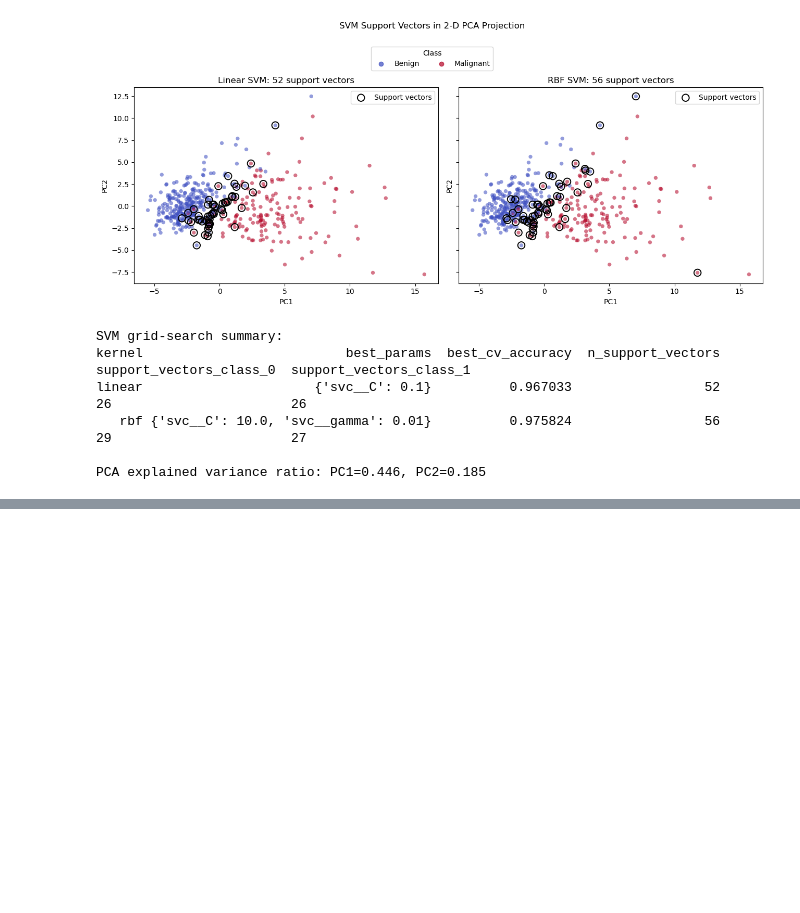
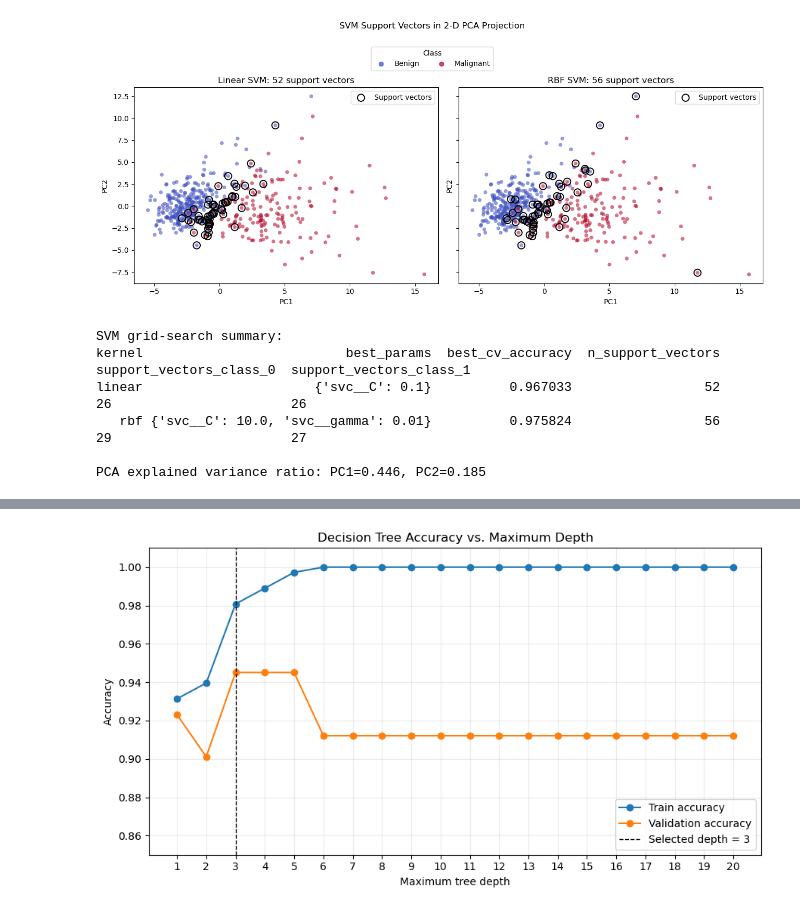
Before and after one commit to mdsanghi/ML_Assisgnment1, a Jupyter notebook: binary_classification.ipynb, the cells around one changed output, grey strips where cells are left out. Drawn from its saved outputs; the diff is of its cells as text; code cells hidden in the pictures; blank space fills up the shorter version.

Commit message:
decision tree completed

```diff
--- a/binary_classification.ipynb
+++ b/binary_classification.ipynb
@@ -400,0 +405,93 @@ PCA explained variance ratio: PC1=0.446, PC2=0.185
+# %%
+from sklearn.tree import DecisionTreeClassifier, plot_tree
+
+X_tree_train, X_val, y_tree_train, y_val = train_test_split(
+    X_train,
+    y_train,
+    test_size=0.20,
+    random_state=RANDOM_STATE,
+    stratify=y_train,
+)
+
+unpruned_tree = DecisionTreeClassifier(random_state=RANDOM_STATE)
+unpruned_tree.fit(X_tree_train, y_tree_train)
+
+print("Unpruned decision tree:")
+print(f"Depth: {unpruned_tree.get_depth()}")
+print(f"Leaves: {unpruned_tree.get_n_leaves()}")
+print(f"Training accuracy: {unpruned_tree.score(X_tree_train, y_tree_train):.3f}")
+print(f"Validation accuracy: {unpruned_tree.score(X_val, y_val):.3f}")
+
+max_depth_values = range(1, 21)
+depth_results = []
+
+for max_depth in max_depth_values:
+    tree = DecisionTreeClassifier(max_depth=max_depth, random_state=RANDOM_STATE)
+    tree.fit(X_tree_train, y_tree_train)
+    depth_results.append(
+        {
+            "max_depth": max_depth,
+            "train_accuracy": tree.score(X_tree_train, y_tree_train),
+            "validation_accuracy": tree.score(X_val, y_val),
+            "actual_depth": tree.get_depth(),
+            "n_leaves": tree.get_n_leaves(),
+        }
+    )
+
+depth_scores = pd.DataFrame(depth_results)
+best_depth = int(depth_scores.loc[depth_scores["validation_accuracy"].idxmax(), "max_depth"])
+
+final_tree = DecisionTreeClassifier(max_depth=best_depth, random_state=RANDOM_STATE)
+final_tree.fit(X_tree_train, y_tree_train)
+
+fig, ax = plt.subplots(figsize=(9, 5))
+ax.plot(depth_scores["max_depth"], depth_scores["train_accuracy"], marker="o", label="Train accuracy")
+ax.plot(depth_scores["max_depth"], depth_scores["validation_accuracy"], marker="o", label="Validation accuracy")
+ax.axvline(best_depth, color="black", linestyle="--", linewidth=1, label=f"Selected depth = {best_depth}")
+ax.set_xlabel("Maximum tree depth")
+ax.set_ylabel("Accuracy")
+ax.set_title("Decision Tree Accuracy vs. Maximum Depth")
+ax.set_xticks(list(max_depth_values))
+ax.set_ylim(0.85, 1.01)
+ax.grid(alpha=0.25)
+ax.legend(loc="best")
+fig.tight_layout()
+plt.show()
+
+print("\nDepth sweep results:")
+print(depth_scores.to_string(index=False, formatters={
+    "train_accuracy": "{:.3f}".format,
+    "validation_accuracy": "{:.3f}".format,
+}))
+print(f"\nSelected pruned tree max_depth: {best_depth}")
+print(f"Final tree depth: {final_tree.get_depth()}")
+print(f"Final tree leaves: {final_tree.get_n_leaves()}")
+print(f"Final tree training accuracy: {final_tree.score(X_tree_train, y_tree_train):.3f}")
+print(f"Final tree validation accuracy: {final_tree.score(X_val, y_val):.3f}")
+
+fig, ax = plt.subplots(figsize=(18, 8))
+plot_tree(
+    final_tree,
+    feature_names=X_train.columns,
+    class_names=["benign", "malignant"],
+    filled=True,
+    rounded=True,
+    impurity=True,
+    proportion=True,
+    fontsize=8,
+    ax=ax,
+)
+ax.set_title(f"Pruned Decision Tree (max_depth={best_depth})")
+fig.tight_layout()
+plt.show()
+
+feature_importances = (
+    pd.Series(final_tree.feature_importances_, index=X_train.columns, name="gini_importance")
+    .sort_values(ascending=False)
+    .to_frame()
+)
+nonzero_feature_importances = feature_importances[feature_importances["gini_importance"] > 0]
+
+print("\nGini-based feature importances for the final pruned tree:")
+print(nonzero_feature_importances.to_string(formatters={"gini_importance": "{:.4f}".format}))
+# %% [output]
@@ -400,0 +503 @@ PCA explained variance ratio: PC1=0.446, PC2=0.185
+[figure, added]
```
Also changed, not shown: parts of 2 cells of this notebook.
